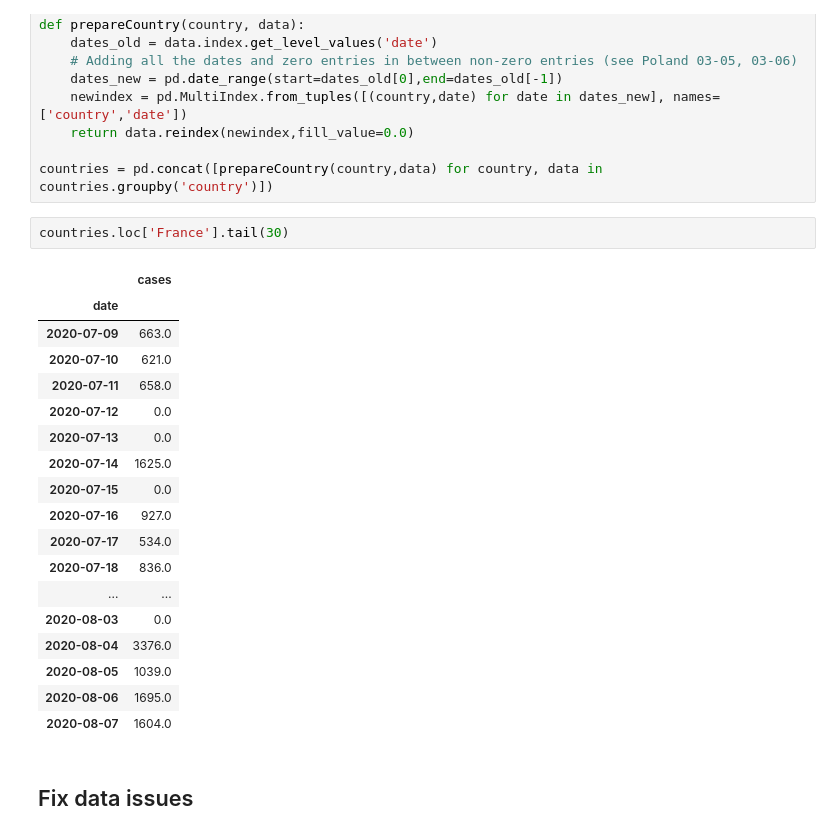
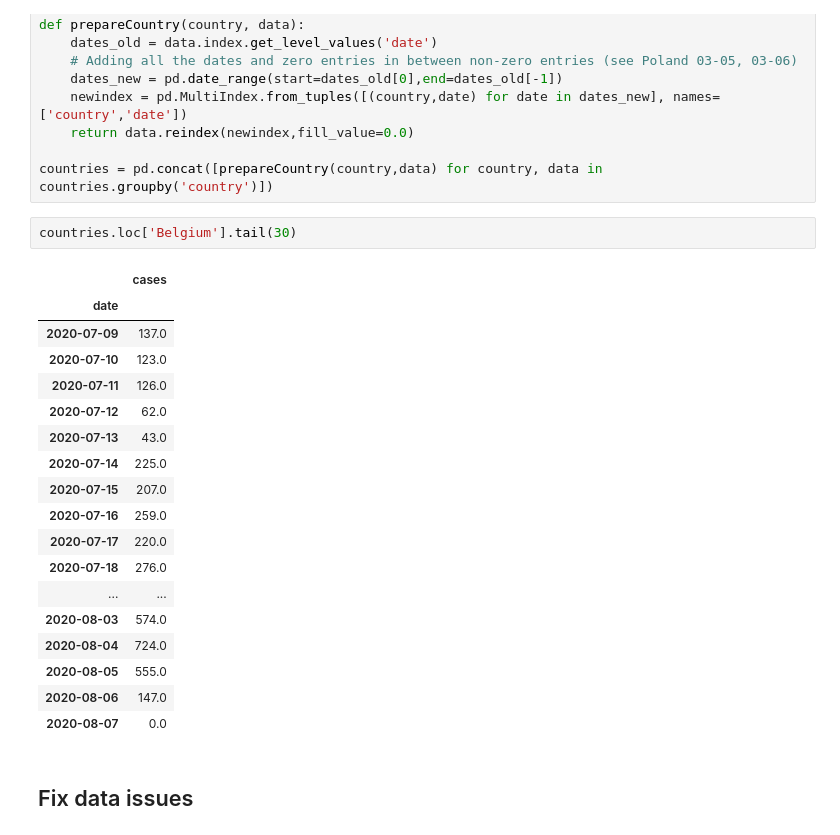
Before and after one commit to gkossakowski/covid-19, a Jupyter notebook: Realtime Rt mcmc.ipynb, the cells around one changed output. Cells and saved outputs as stored; diff of their text form.

```diff
--- a/Realtime Rt mcmc.ipynb
+++ b/Realtime Rt mcmc.ipynb
@@ -66,26 +66,26 @@ def prepareCountry(country, data):
 
 countries = pd.concat([prepareCountry(country,data) for country, data in countries.groupby('country')])
 # %%
-countries.loc['France'].tail(30)
+countries.loc['Belgium'].tail(30)
 # %% [output]
 |  | cases |
 | date |  |
-| 2020-07-09 | 663.0 |
-| 2020-07-10 | 621.0 |
-| 2020-07-11 | 658.0 |
-| 2020-07-12 | 0.0 |
-| 2020-07-13 | 0.0 |
-| 2020-07-14 | 1625.0 |
-| 2020-07-15 | 0.0 |
-| 2020-07-16 | 927.0 |
-| 2020-07-17 | 534.0 |
-| 2020-07-18 | 836.0 |
+| 2020-07-09 | 137.0 |
+| 2020-07-10 | 123.0 |
+| 2020-07-11 | 126.0 |
+| 2020-07-12 | 62.0 |
+| 2020-07-13 | 43.0 |
+| 2020-07-14 | 225.0 |
+| 2020-07-15 | 207.0 |
+| 2020-07-16 | 259.0 |
+| 2020-07-17 | 220.0 |
+| 2020-07-18 | 276.0 |
 | ... | ... |
-| 2020-08-03 | 0.0 |
-| 2020-08-04 | 3376.0 |
-| 2020-08-05 | 1039.0 |
-| 2020-08-06 | 1695.0 |
-| 2020-08-07 | 1604.0 |
+| 2020-08-03 | 574.0 |
+| 2020-08-04 | 724.0 |
+| 2020-08-05 | 555.0 |
+| 2020-08-06 | 147.0 |
+| 2020-08-07 | 0.0 |
 # %% [markdown]
 ## Fix data issues
 # %% [markdown]
```
Also changed, not shown: parts of 3 cells of this notebook, 1 other file.
